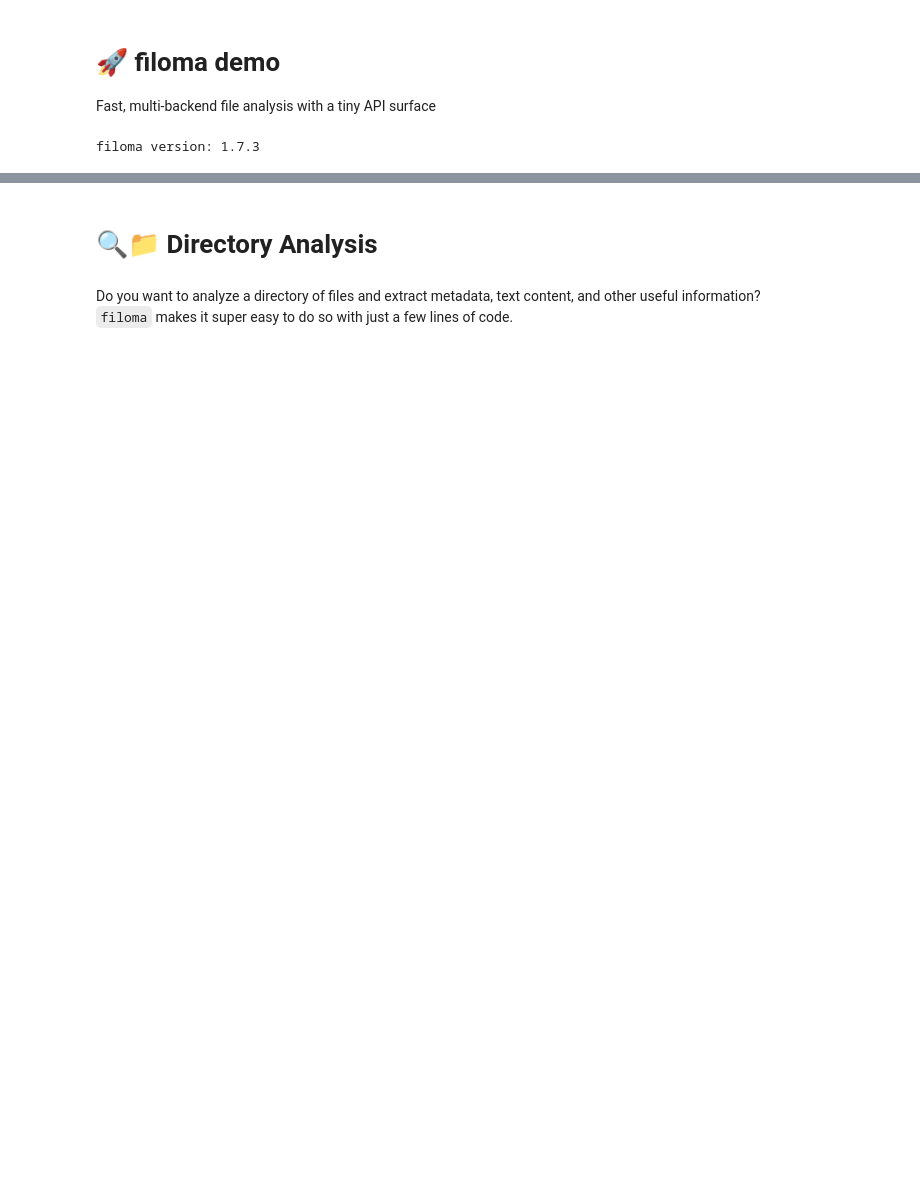
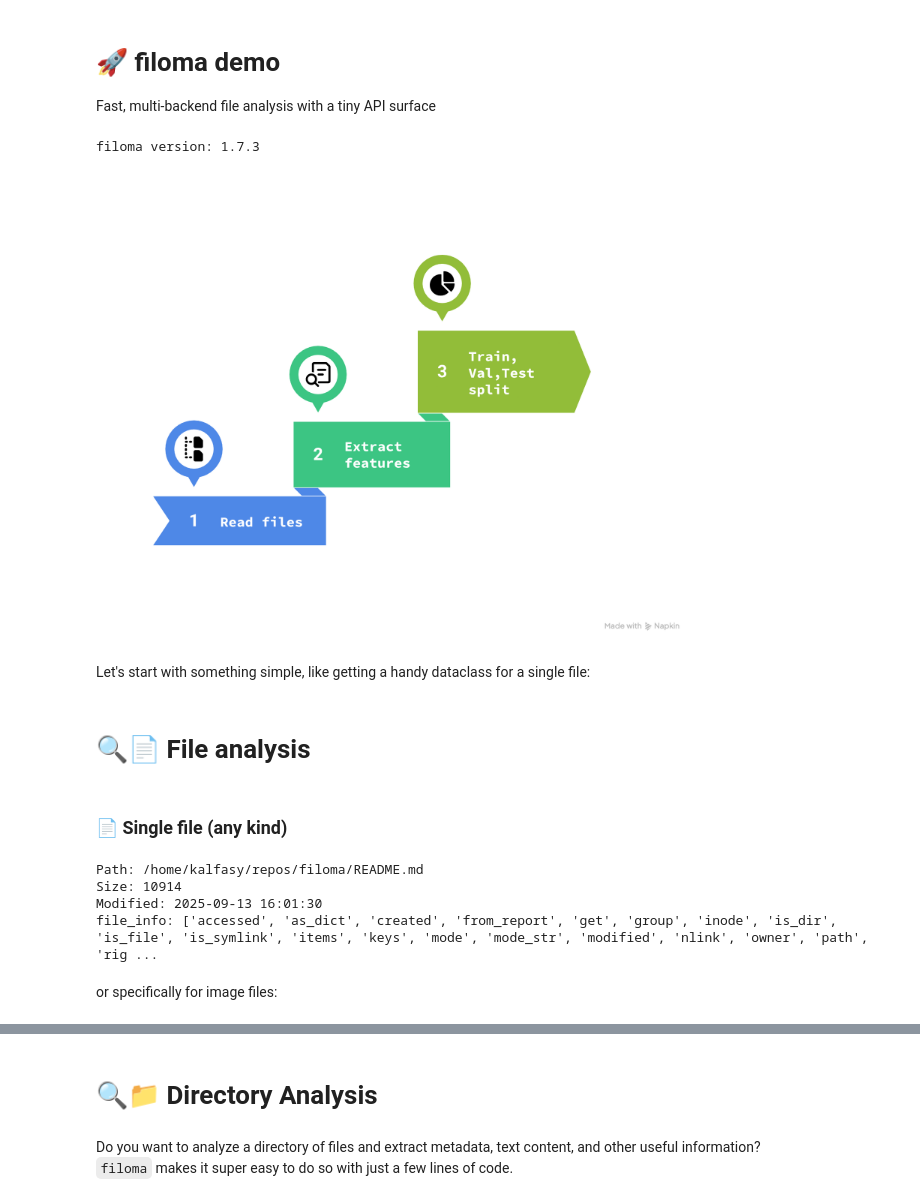
Before and after one commit to kalfasyan/filoma, a Jupyter notebook: notebooks/demo.ipynb, the cells around one changed output, grey strips where cells are left out. Saved outputs shown, nothing was run; the diff lists cells and outputs as text; code cells hidden in the pictures; blank space fills up the shorter version.

```diff
--- a/notebooks/demo.ipynb
+++ b/notebooks/demo.ipynb
@@ -3,8 +3,33 @@
 
 Fast, multi-backend file analysis with a tiny API surface
 # %%
+from IPython.display import Image
+
 import filoma
 
 print(f"filoma version: {filoma.__version__}")
+Image("../images/flow.png", width=600)
 # %% [output]
 filoma version: 1.7.3
+[figure, added]
+# %% [markdown]
+Let's start with something simple, like getting a handy dataclass for a single file:
+# %% [markdown]
+# 🔍📄 File analysis
+# %% [markdown]
+### 📄 Single file (any kind)
+# %%
+from filoma import probe_file
+
+file_info = probe_file("../README.md")
+print(f"Path: {file_info.path}")
+print(f"Size: {file_info.size}")
+print(f"Modified: {file_info.modified}")
+print(f"file_info: {[i for i in dir(file_info) if not i.startswith('_')]}")
+# %% [output]
+Path: /home/kalfasy/repos/filoma/README.md
+Size: 10914
+Modified: 2025-09-13 16:01:30
+file_info: ['accessed', 'as_dict', 'created', 'from_report', 'get', 'group', 'inode', 'is_dir', 'is_file', 'is_symlink', 'items', 'keys', 'mode', 'mode_str', 'modified', 'nlink', 'owner', 'path', 'rig ...
+# %% [markdown]
+or specifically for image files:
```
Also changed, not shown: parts of 24 cells of this notebook, 1 other file.
